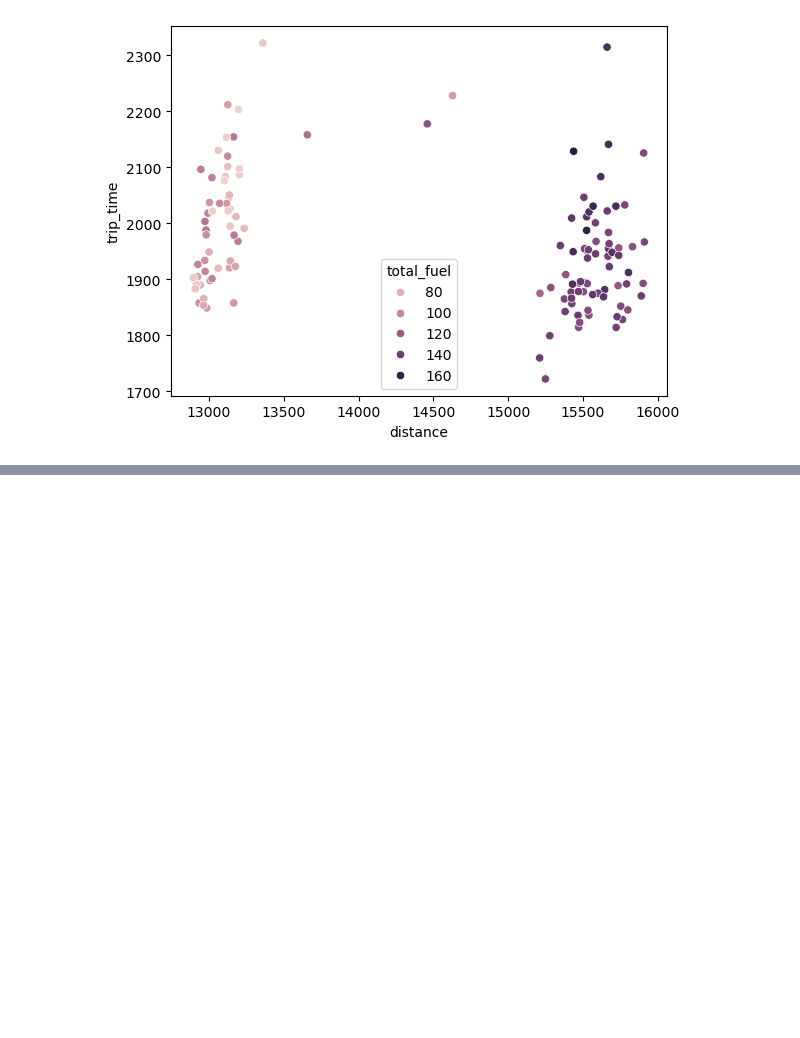
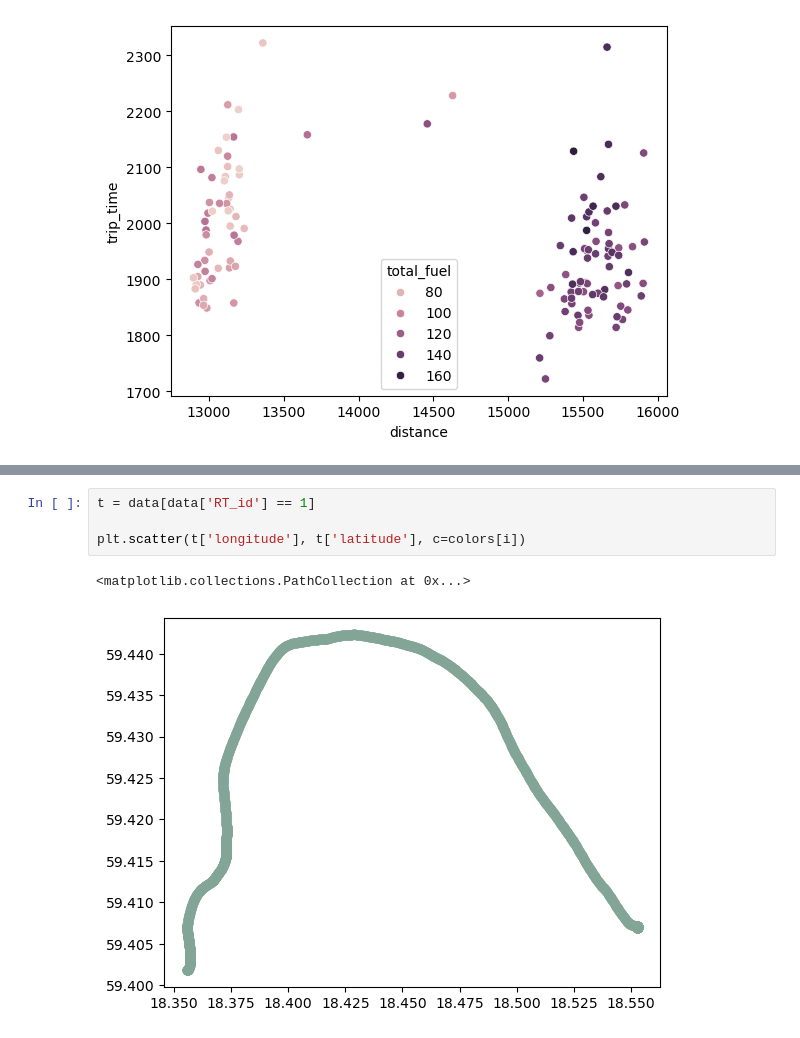
Before and after one commit to williamswe123/Datamining_Projekt, a Jupyter notebook: Economic_Path_Analysis.ipynb, the cells around one changed output, grey strips where cells are left out. Saved outputs shown, nothing was run; the diff lists cells and outputs as text; blank space fills up the shorter version.

```diff
--- a/Economic_Path_Analysis.ipynb
+++ b/Economic_Path_Analysis.ipynb
@@ -127,0 +141,7 @@ plt.show()
+# %%
+t = data[data['RT_id'] == 1]
+
+plt.scatter(t['longitude'], t['latitude'], c=colors[i])
+# %% [output]
+<matplotlib.collections.PathCollection at 0x...>
+[figure, added]
```
Also changed, not shown: parts of 3 cells of this notebook.
